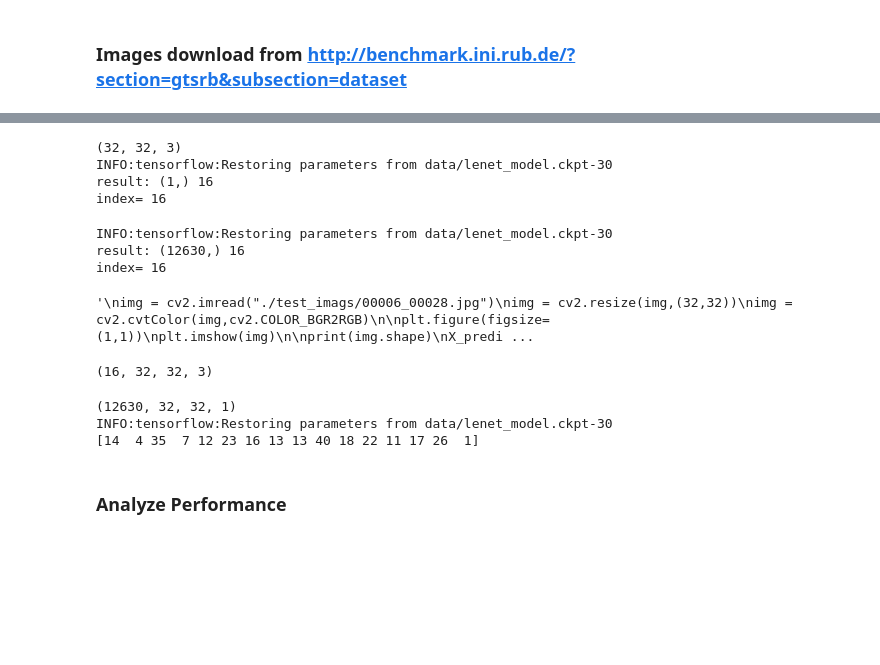
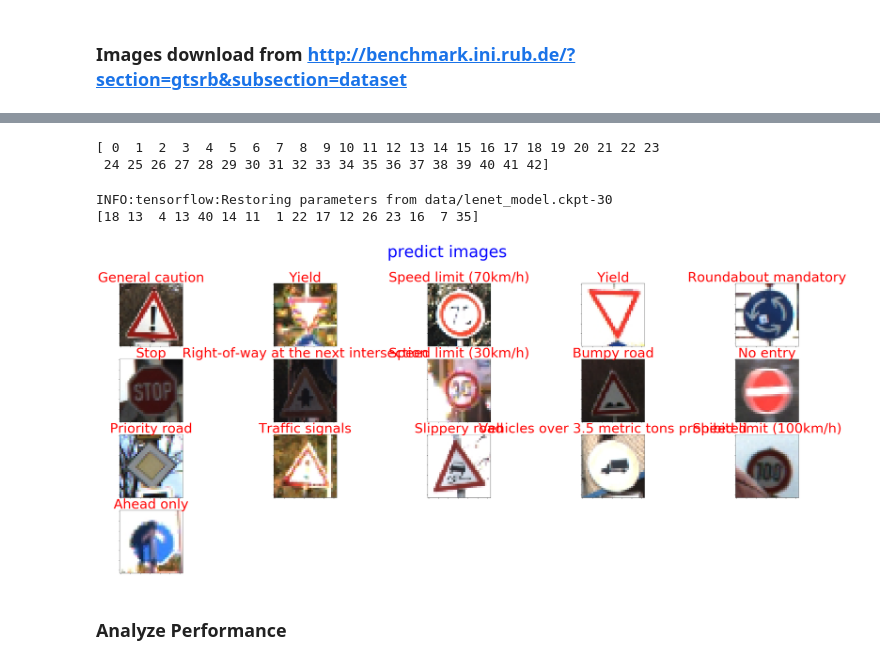
Before and after one commit to luteresa/P3_CarND-Traffic-Sign-Classifier, a Jupyter notebook: Traffic_Sign_Classifier.ipynb, the cells around one changed output, grey strips where cells are left out. Saved outputs shown, nothing was run; the diff lists cells and outputs as text; code cells hidden in the pictures; blank space fills up the shorter version.

```diff
--- a/Traffic_Sign_Classifier.ipynb
+++ b/Traffic_Sign_Classifier.ipynb
@@ -535,9 +561,7 @@ with tf.Session() as sess:
     print("Training...")
     print()
     for i in range(EPOCHS):
-        if i > 15:
-            rate = 0.0003
-        if i > 25:
+        if i > 10:
             rate = 0.0001
         X_train_norm, y_train = shuffle(X_train_norm, y_train)
         for offset in range(0, num_examples, BATCH_SIZE):
@@ -666,63 +678,28 @@ def predict_Sign_Type(X_data):
         result = sess.run(softmax_operation, feed_dict={x:X_data, keep_prob:1.0})
         result = sess.run(tf.argmax(result, 1))
     return result
-# %%
-
-X_predict=X_test[0]
-print(X_predict.shape)
-X_predict = np.expand_dims(X_predict,0)
-
-#x = preprocess_features(X_test_norm)
-result = predict_Sign_Type(X_predict)
-print("result:",result.shape,result[0])
-print("index=",y_test[0])
-# %% [output]
-(32, 32, 3)
-INFO:tensorflow:Restoring parameters from data/lenet_model.ckpt-30
-result: (1,) 16
-index= 16
-# %%
-
-result = predict_Sign_Type(X_test)
-print("result:",result.shape,result[0])
-print("index=",y_test[0])
-# %% [output]
-INFO:tensorflow:Restoring parameters from data/lenet_model.ckpt-30
-result: (12630,) 16
-index= 16
-# %%
-'''
-img = cv2.imread("./test_imags/00006_00028.jpg")
-img = cv2.resize(img,(32,32))
-img = cv2.cvtColor(img,cv2.COLOR_BGR2RGB)
-
-plt.figure(figsize=(1,1))
-plt.imshow(img)
-
-print(img.shape)
-X_predict = np.expand_dims(img,0)
-
-result = predict_Sign_Type(X_predict)
-print("result:",result.shape,result[0])
-'''
-# %% [output]
-'\nimg = cv2.imread("./test_imags/00006_00028.jpg")\nimg = cv2.resize(img,(32,32))\nimg = cv2.cvtColor(img,cv2.COLOR_BGR2RGB)\n\nplt.figure(figsize=(1,1))\nplt.imshow(img)\n\nprint(img.shape)\nX_predi ...
-# %%
-
-img_data = np.array(img_data)
-
-
-print(img_data.shape)
-# %% [output]
-(16, 32, 32, 3)
+# %%
+index,name = np.loadtxt('signnames.csv',dtype=str,skiprows=1,delimiter=',',usecols=(0,1),unpack=True)
+index = index.astype(np.int16)
+print(index)
+map_table=dict(zip(index,name))
+# %% [output]
+[ 0  1  2  3  4  5  6  7  8  9 10 11 12 13 14 15 16 17 18 19 20 21 22 23
+ 24 25 26 27 28 29 30 31 32 33 34 35 36 37 38 39 40 41 42]
 # %%
-print(X_test_norm.shape)
 result = predict_Sign_Type(img_data)
 print(result)
 # %% [output]
-(12630, 32, 32, 1)
 INFO:tensorflow:Restoring parameters from data/lenet_model.ckpt-30
-[14  4 35  7 12 23 16 13 13 40 18 22 11 17 26  1]
+[18 13  4 13 40 14 11  1 22 17 12 26 23 16  7 35]
+# %%
+Traffic_Signs=[]
+for item in result:
+    Traffic_Signs.append(map_table[item])
+
+visualize_images(img_data,"predict images",cols=5,show_title=Traffic_Signs)
+# %% [output]
+[figure, added]
 # %% [markdown]
 ### Analyze Performance
 # %%
```
Also changed, not shown: parts of 19 cells of this notebook.
